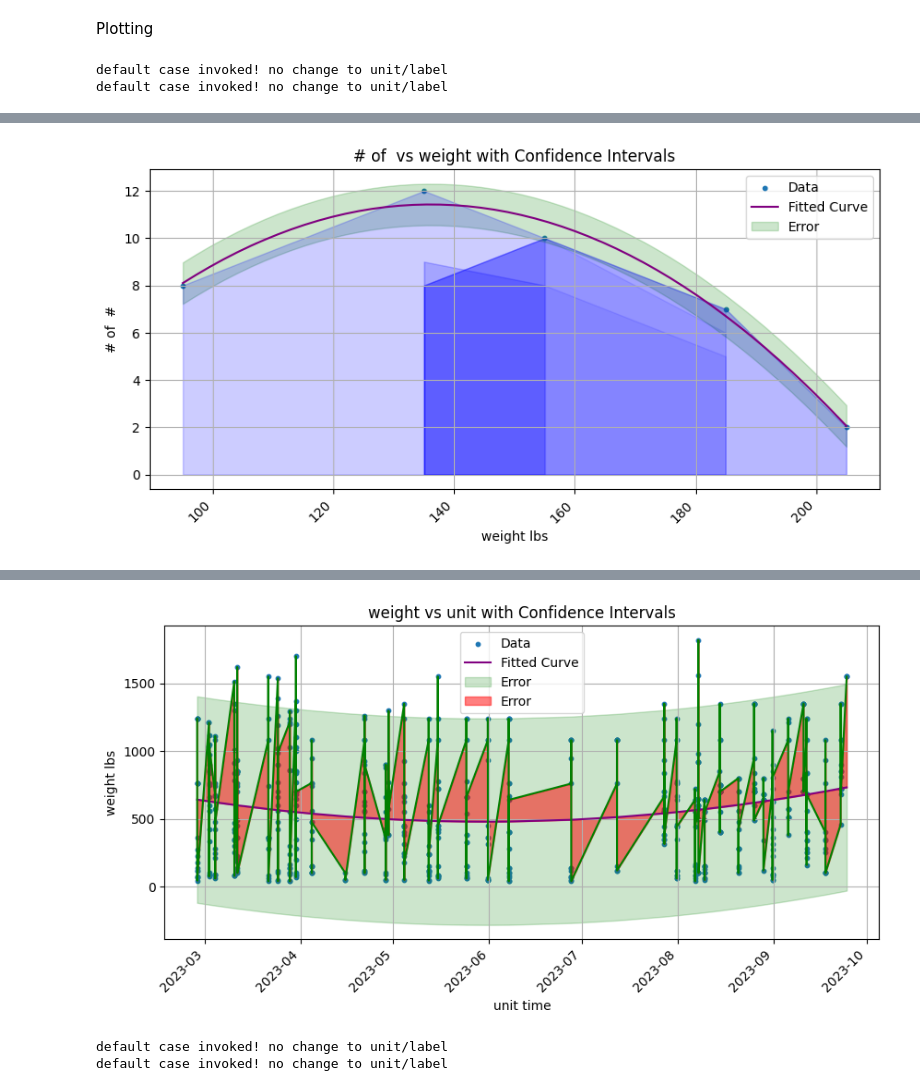
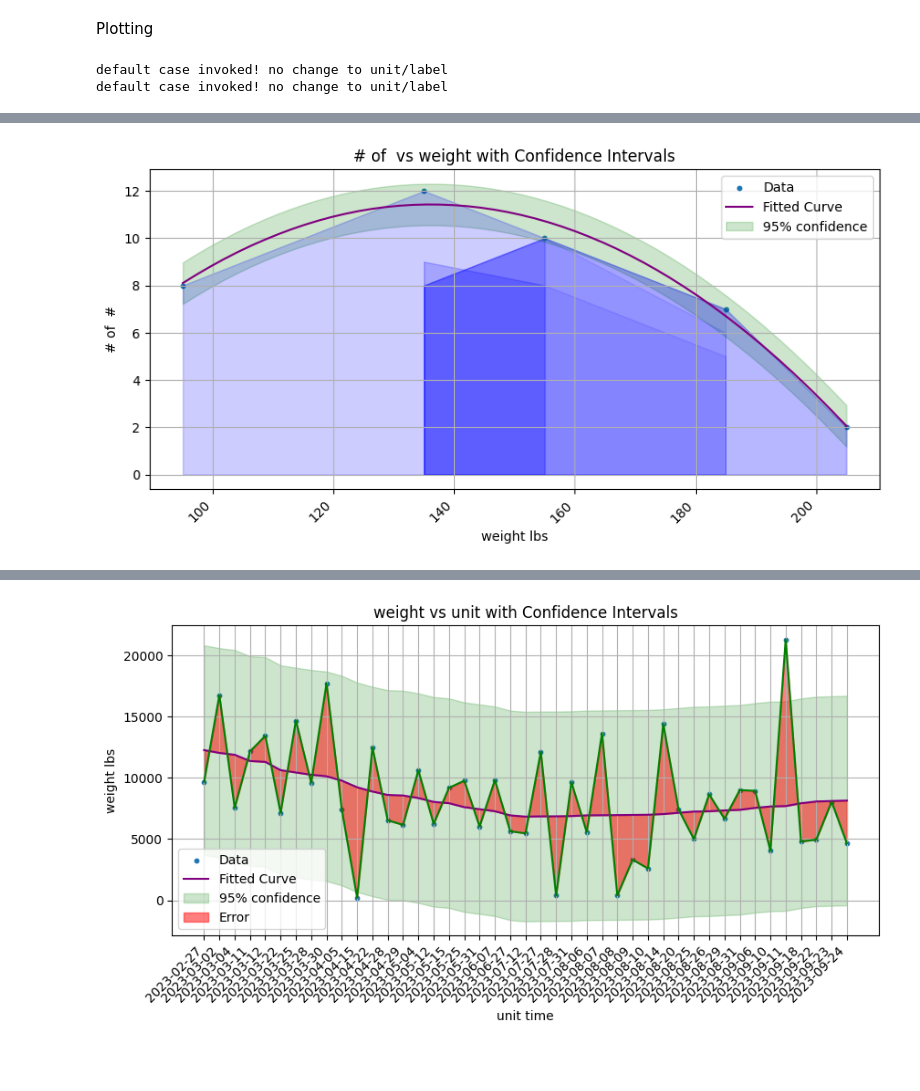
Before and after one commit to sdimov2/gym-log, a Jupyter notebook: gym-log.ipynb, the cells around one changed output, grey strips where cells are left out. Saved outputs shown, nothing was run; the diff lists cells and outputs as text; code cells hidden in the pictures; blank space fills up the shorter version.

Commit message:
fixed the volume graph to be groupable by any time group

```diff
--- a/gym-log.ipynb
+++ b/gym-log.ipynb
@@ -528,39 +563,41 @@ def plot_desired_data(x_unit, y_unit, data_set, polynomial_degree, confidence_le
     y_label = "y"
     y = []
     x = []
+    unix_data_set = []
+
     for pair in data_set:
         if x_unit == "time":
-            # Convert to a datetime object
-
             #this assumes unix time-form
             if type(pair[0]) == int:
                 dt_object = datetime.fromtimestamp(pair[0])
-             #this assumes the string form
-            #else:
-            #    for pair[0] in x:
-            #        x = int(datetime.strptime(pair[0], '%m/%d/%Y %H:%M:%S').timestamp())
-            #        dt_object = datetime.fromtimestamp(pair[0])
-            # Format the datetime object as a string
-
-            #dt_object.strftime('%Y-%m-%d %H:%M:%S')
-            #datetime.strptime(dt_object,'%Y-%m-%d %H:%M:%S')
                 x.append(dt_object)
 
+                # if the original time was in unix, leave it as be
+                unix_data_set.append((pair[0],pair[1]))
+
+            # this is for date-time objects to unix data set for the discrete functions y_fit
+            else:
+                timestamp = parser.parse(pair[0])
+                unix_data_set.append((timestamp.timestamp(),pair[1]))
+                x.append(pair[0])
+        # this is not a time-based unit, just proceed
         else:
+            unix_data_set.append((pair[0],pair[1]))
             x.append(pair[0])
         y.append(pair[1])
+
 
     x_label = get_graph_details(x_unit)
     y_label = get_graph_details(y_unit)
 
     #obtain curve of best fit
     if x_unit == "time":
-        y_fit = fit_curve(data_set, polynomial_degree, linspace="default")[2]
+        y_fit = fit_curve(unix_data_set, polynomial_degree, linspace="default")[2]
         #print(y_fit)
     else:
-        y_fit = fit_curve(data_set, polynomial_degree, linspace = np.linspace(np.min(x), np.max(x), 50))[2]
+        y_fit = fit_curve(unix_data_set, polynomial_degree, linspace = np.linspace(np.min(x), np.max(x), 50))[2]
         print(y_fit)
-    y_fit_original_size = fit_curve(data_set, polynomial_degree, linspace="default")[2]
+    y_fit_original_size = fit_curve(unix_data_set, polynomial_degree, linspace="default")[2]
 
     #print(data_set)
     #print(x, y)
@@ -571,7 +608,7 @@ def plot_desired_data(x_unit, y_unit, data_set, polynomial_degree, confidence_le
     upper_dynamic = []
     lower_dynamic = []
 
-    for interval in calculate_prediction_intervals(data_set, y_fit, False, confidence_level, y_fit_original_size):
+    for interval in calculate_prediction_intervals(unix_data_set, y_fit, False, confidence_level, y_fit_original_size):
         lower.append(interval[0])
         upper.append(interval[1])
 
@@ -600,11 +637,11 @@ def plot_desired_data(x_unit, y_unit, data_set, polynomial_degree, confidence_le
     if len(x) != len(y_fit):
         x1 = np.linspace(np.min(x), np.max(x), len(y_fit))
         plt.plot(x1, y_fit, color='purple', label='Fitted Curve')
-        plt.fill_between(x1, lower, upper, color='green', alpha=0.2, label='Error')
+        plt.fill_between(x1, lower, upper, color='green', alpha=0.2, label='95% confidence')
         #plt.fill_between(x1, y, y_fit, color='red', alpha=0.5, label='Error')
     else:
         plt.plot(x, y_fit, color='purple', label='Fitted Curve')
-        plt.fill_between(x, lower, upper, color='green', alpha=0.2, label='Error')
+        plt.fill_between(x, lower, upper, color='green', alpha=0.2, label='95% confidence')
         plt.fill_between(x, y, y_fit, color='red', alpha=0.5, label='Error')
     #if workout == True:
     plt.xlabel(x_label + ' ' + x_unit)
@@ -652,20 +689,9 @@ set_4 = sorted(set_4, key=lambda x: x[0])
 
 all_sets=[set_2,set_3,set_4]
 
-#all_sets = get_data_from_entries(all_sets, 7, 8, "float", "int")[0]
-#all_sets = pareto(all_sets)
-
 data = pareto(data)
 
 data = sorted(data, key=lambda x: x[0])
-
-#all_sets = []
-
-#for i in range(3):
-
-print(len(all_sets))
-print("all_sets")
-print(all_sets)
 
 plot_desired_data("lbs", "#", data, 2, 0.95, True, all_sets=all_sets, workout=True)
 
@@ -686,38 +712,39 @@ for entry in steve_data:
 steve_data = filter_entries(steve_data, "workout", ["workout",''])
 
 dates = []
+unix_timestamps = []
 for entry in steve_data:
     dates.append(entry[0])
+    unix_timestamps.append(int(datetime.strptime(entry[0], '%m/%d/%Y %H:%M:%S').timestamp()))
 
-#int(datetime.strptime(entry[0], '%m/%d/%Y %H:%M:%S').timestamp())
-
-data_by_date = group_data_by_timestamp(steve_data, dates, grouping="day")
+data_by_date = group_data_by_date(steve_data, unix_timestamps, grouping="week")
 #[[date,entries],[date2,entries]]
-print(data_by_date)
 
 daily_volume = []
-for day in data_by_date:
+for time_group in data_by_date:
     #print(day)
     volume = 0
-    for entry in day[1]:
+    for entry in time_group[1]:
         #print(entry)
         # having issues with calisthenics since data doesn't have values for them
         volume += float(entry[7])*float(entry[8])
 
-    daily_volume.append((day[0],volume))
+    daily_volume.append((time_group[0],volume))
 print(daily_volume)
 
 plot_desired_data("time", "lbs", daily_volume, 2, 0.95, True)
 
+df = pd.DataFrame(daily_volume)
 
+df
 
 #plt.scatter(get_data_from_entries(steve_data, 7, 8)[1], get_data_from_entries(steve_data, 7, 8)[2])
 #data = get_coord_pairs_from_user("user0", "activity", True)[0]
 #plot_desired_data("weight", "bench", data, 2, 0.95)
 
 #alex data, test for another user
-data = get_coord_pairs_from_user("user1", "body_weight", True)[0]
-plot_desired_data("time", "body weight", data, 2, 0.95, True)
+#data = get_coord_pairs_from_user("user1", "body_weight", True)[0]
+#plot_desired_data("time", "body weight", data, 2, 0.95, True)
 # %% [output]
 default case invoked! no change to unit/label
 default case invoked! no change to unit/label
@@ -736,4 +760,4 @@ all_sets
   8.31062455  7.94902715  7.56756193  7.16622889  6.74502802  6.30395932
   5.84302281  5.36221846  4.8615463   4.34100631  3.80059849  3.24032286
   2.66017939  2.06016811]
-[figure, old version]
+[figure, new version]
@@ -742,4 +766,2 @@ all_sets
 default case invoked! no change to unit/label
-[figure, old version]
+[figure, new version]
-default case invoked! no change to unit/label
-default case invoked! no change to unit/label
```
Also changed, not shown: parts of 4 cells of this notebook.
